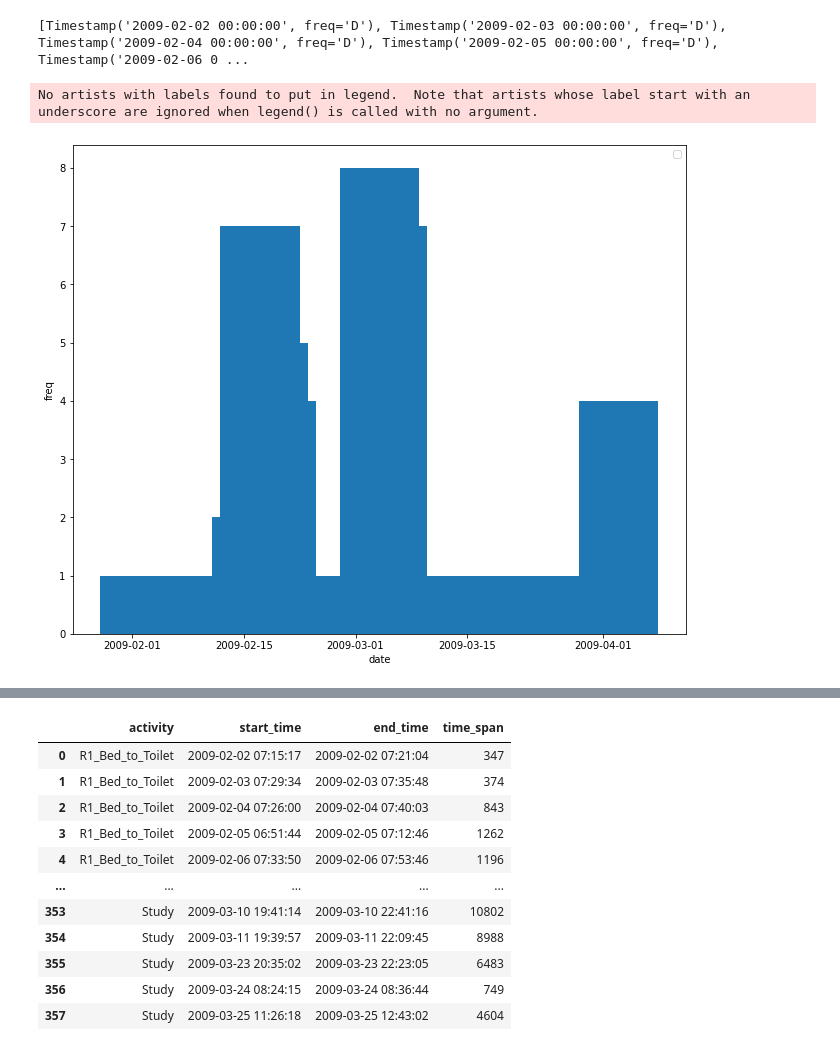
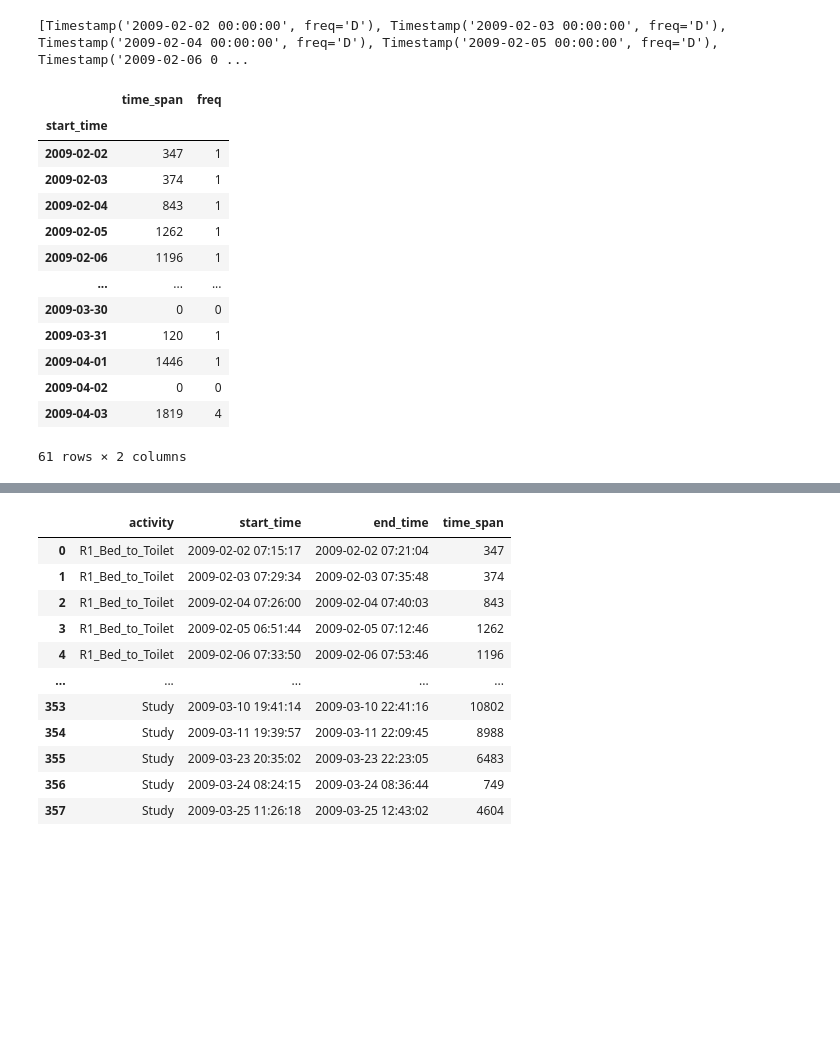
Before and after one commit to wendiganyu/IOTPhase2, a Jupyter notebook: ActivityStatisticsAndForecast.ipynb, the cells around one changed output, grey strips where cells are left out. Cells and saved outputs as stored; diff of their text form; code cells hidden in the pictures; blank space fills up the shorter version.

```diff
--- a/ActivityStatisticsAndForecast.ipynb
+++ b/ActivityStatisticsAndForecast.ipynb
@@ -299,40 +287,20 @@ x = x.index.tolist()
 print(x)
 # %% [output]
 [Timestamp('2009-02-02 00:00:00', freq='D'), Timestamp('2009-02-03 00:00:00', freq='D'), Timestamp('2009-02-04 00:00:00', freq='D'), Timestamp('2009-02-05 00:00:00', freq='D'), Timestamp('2009-02-06 0 ...
-# %%
-# 对得到的数据进行柱线混合图的绘制
-import matplotlib.pyplot as plt
-
-tmp_df = resampled_df_list[0]
-x = tmp_df.index.tolist()
-y1 = tmp_df["freq"].tolist()
-y2 = tmp_df["time_span"].tolist()
-
-ax = plt.subplot(111)
-ax.bar(x, y1, width=10)
-ax.xaxis_date()
-# plt.bar(x=x, height=y, label='书库大全', color='steelblue', alpha=0.8)
-# 在柱状图上显示具体数值, ha参数控制水平对齐方式, va控制垂直对齐方式
-# for x1, yy in zip(x, y1):
-#     plt.text(x1, yy + 1, str(yy), ha='center', va='bottom', fontsize=20, rotation=0)
-# 设置标题
-# plt.title("80小说网活跃度")
-# 为两条坐标轴设置名称
-plt.xlabel("date")
-plt.ylabel("freq")
-# 显示图例
-plt.legend()
-'''
-# 画折线图
-ax = plt.subplot(111)
-ax.plot(x, y2)
-ax.xaxis_date()
-# plt.plot(x, y2, "r", marker='*', ms=10, label="a")
-plt.xticks(rotation=45)
-plt.legend(loc="upper left")
-# plt.savefig("a.jpg")
-'''
-plt.show()
-# %% [output]
-No artists with labels found to put in legend.  Note that artists whose label start with an underscore are ignored when legend() is called with no argument.
-[figure, removed]
+# %%
+resampled_df_list[0]
+# %% [output]
+|  | time_span | freq |
+| start_time |  |  |
+| 2009-02-02 | 347 | 1 |
+| 2009-02-03 | 374 | 1 |
+| 2009-02-04 | 843 | 1 |
+| 2009-02-05 | 1262 | 1 |
+| 2009-02-06 | 1196 | 1 |
+| ... | ... | ... |
+| 2009-03-30 | 0 | 0 |
+| 2009-03-31 | 120 | 1 |
+| 2009-04-01 | 1446 | 1 |
+| 2009-04-02 | 0 | 0 |
+| 2009-04-03 | 1819 | 4 |
+61 rows × 2 columns
```
Also changed, not shown: parts of 2 cells of this notebook, 2 other files.
